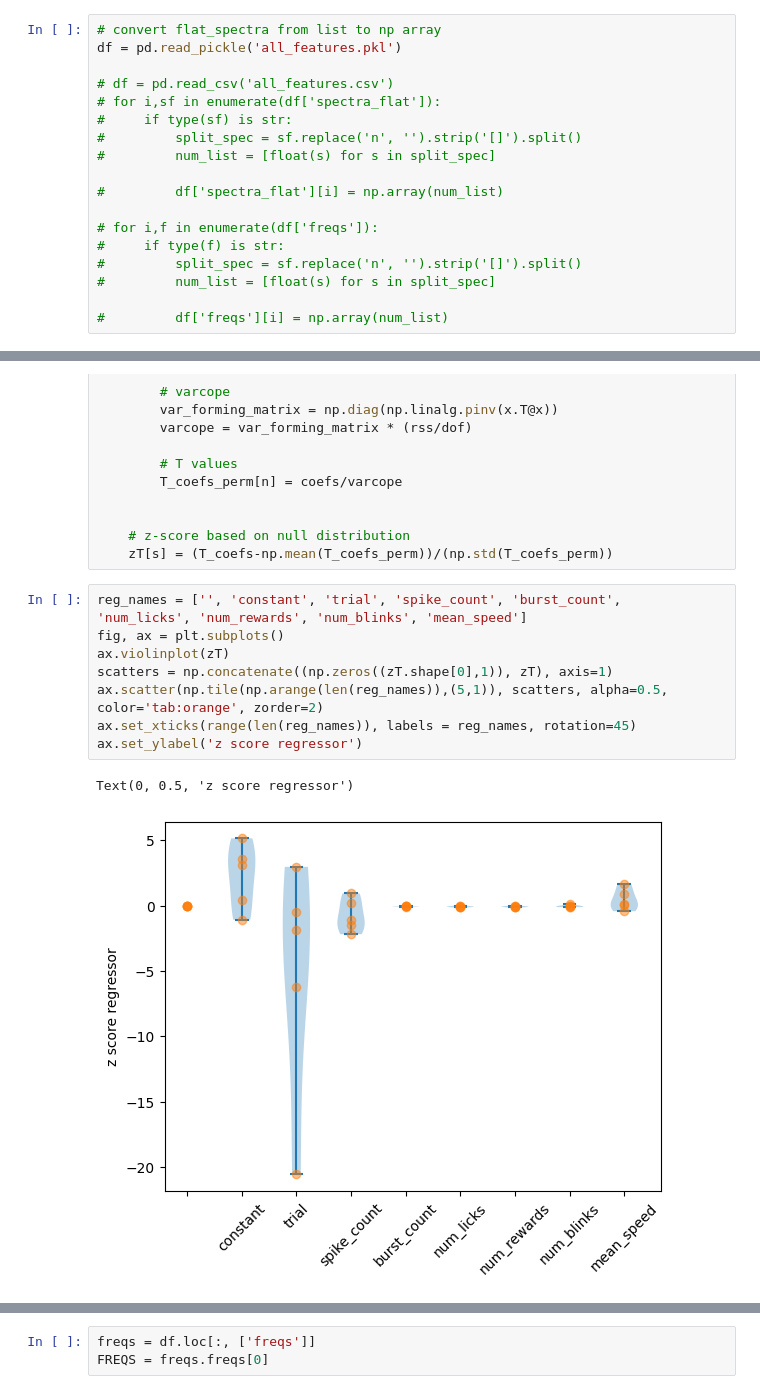
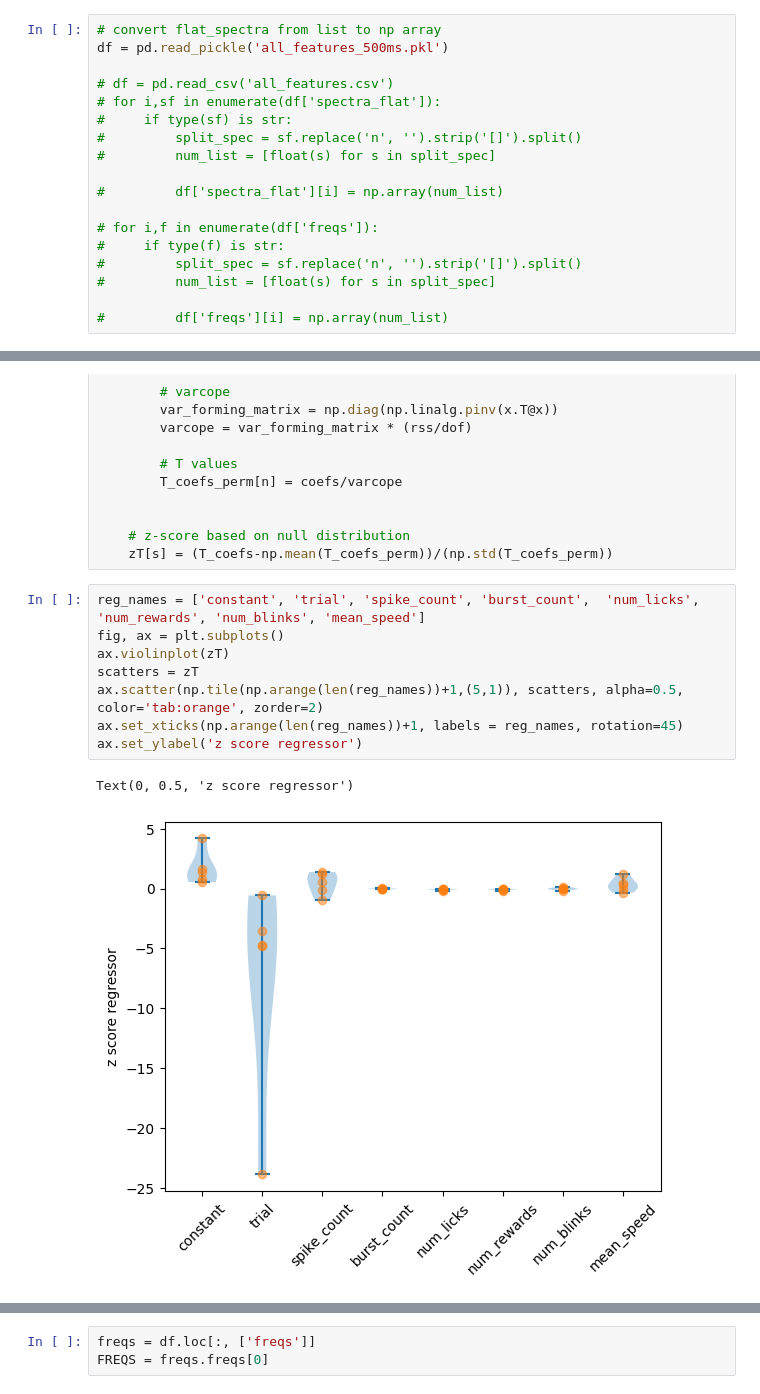
Before and after one commit to ntolley/aperiodic_shield, a Jupyter notebook: fit_models.ipynb, the cells around one changed output, grey strips where cells are left out. Drawn from its saved outputs; the diff is of its cells as text.

```diff
--- a/fit_models.ipynb
+++ b/fit_models.ipynb
@@ -17,7 +17,7 @@ sys.path.append("code")
 import matplotlib.pyplot as plt
 # %%
 # convert flat_spectra from list to np array
-df = pd.read_pickle('all_features.pkl')
+df = pd.read_pickle('all_features_500ms.pkl')
 
 # df = pd.read_csv('all_features.csv')
 # for i,sf in enumerate(df['spectra_flat']):
@@ -134,13 +118,13 @@ for s, subj in enumerate(subj_id):
     # z-score based on null distribution
     zT[s] = (T_coefs-np.mean(T_coefs_perm))/(np.std(T_coefs_perm))
 # %%
-reg_names = ['', 'constant', 'trial', 'spike_count', 'burst_count',  'num_licks', 'num_rewards', 'num_blinks', 'mean_speed']
+reg_names = ['constant', 'trial', 'spike_count', 'burst_count',  'num_licks', 'num_rewards', 'num_blinks', 'mean_speed']
 fig, ax = plt.subplots()
 ax.violinplot(zT)
-scatters = np.concatenate((np.zeros((zT.shape[0],1)), zT), axis=1)
-ax.scatter(np.tile(np.arange(len(reg_names)),(5,1)), scatters, alpha=0.5, color='tab:orange', zorder=2)
-ax.set_xticks(range(len(reg_names)), labels = reg_names, rotation=45)
+scatters = zT
+ax.scatter(np.tile(np.arange(len(reg_names))+1,(5,1)), scatters, alpha=0.5, color='tab:orange', zorder=2)
+ax.set_xticks(np.arange(len(reg_names))+1, labels = reg_names, rotation=45)
 ax.set_ylabel('z score regressor')
 # %% [output]
 Text(0, 0.5, 'z score regressor')
-[figure, old version]
+[figure, new version]
```
Also changed, not shown: parts of 7 cells of this notebook, 3 other files.
